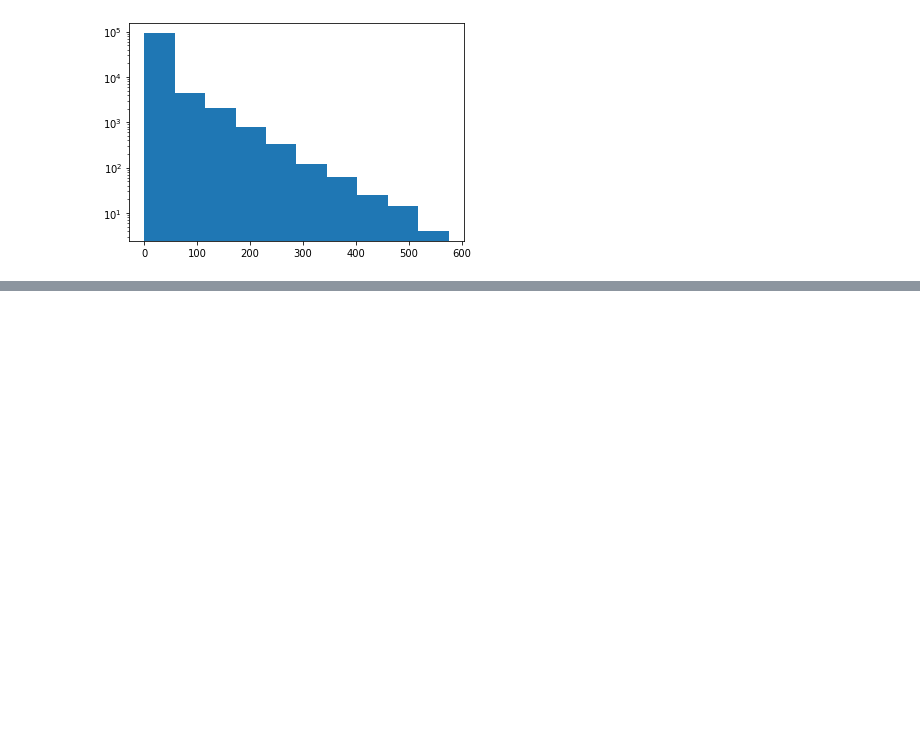
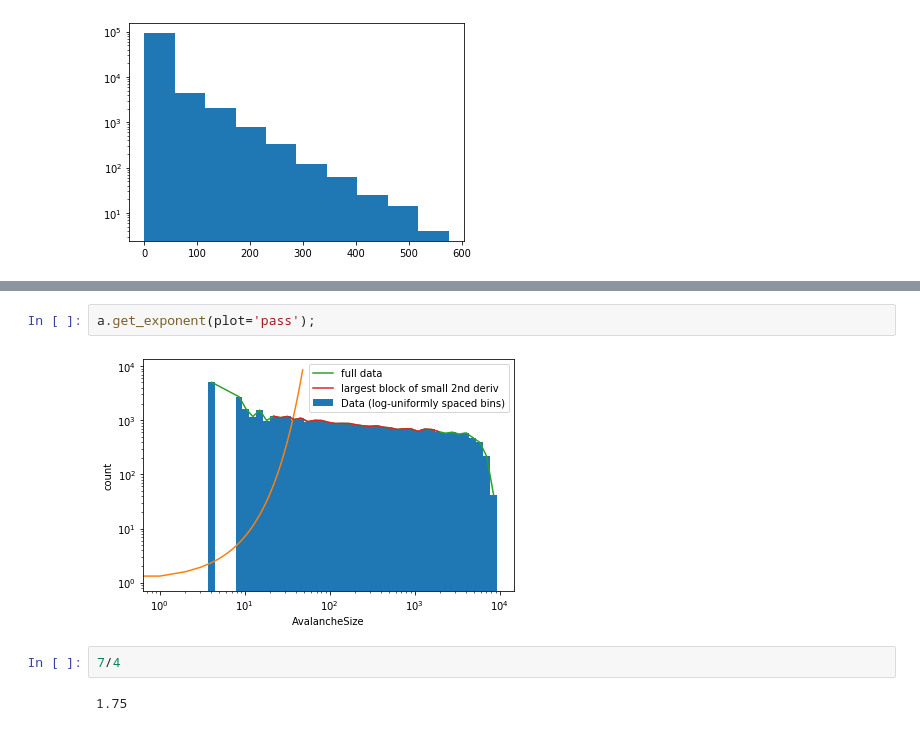
Before and after one commit to SocSIM/SocSIM, a Jupyter notebook: research/BTWfromMatlab.ipynb, the cells around one changed output, grey strips where cells are left out. Drawn from its saved outputs; the diff is of its cells as text; blank space fills up the shorter version.

```diff
--- a/research/BTWfromMatlab.ipynb
+++ b/research/BTWfromMatlab.ipynb
@@ -41,0 +64,8 @@ plt.hist(avalanches, log = True)
+# %%
+a.get_exponent(plot='pass');
+# %% [output]
+[figure, added]
+# %%
+7/4
+# %% [output]
+1.75
```
Also changed, not shown: parts of 5 cells of this notebook.
